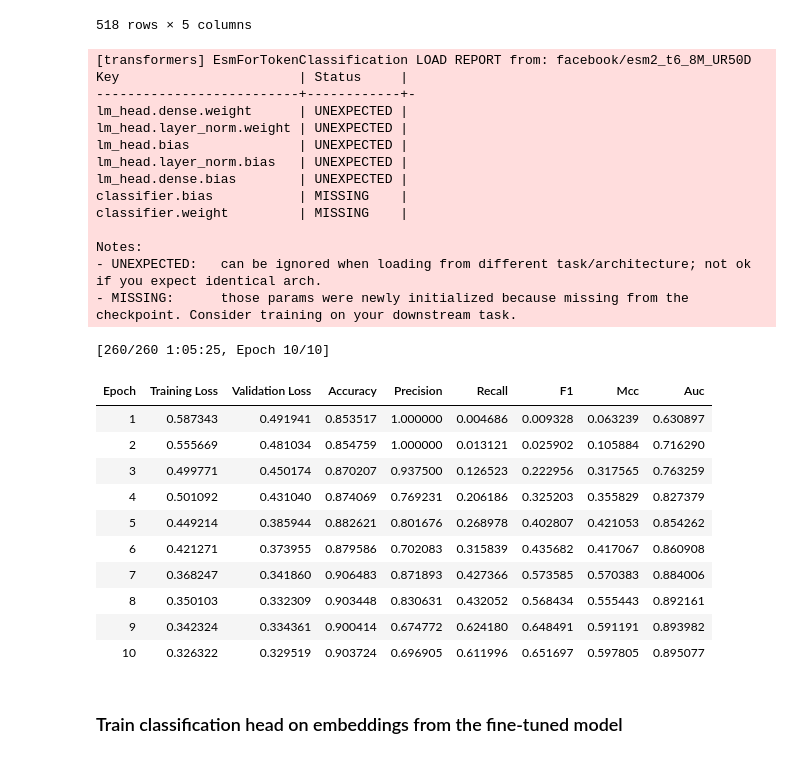
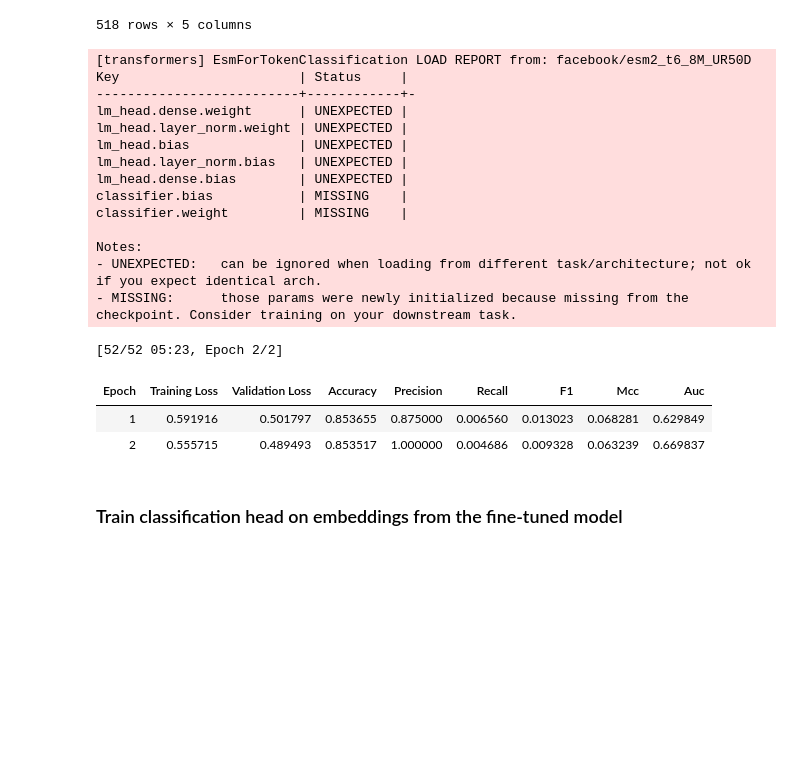
Before and after one commit to harryb257/MScProject, a Jupyter notebook: ESM2 finetune.ipynb, the cells around one changed output. Drawn from its saved outputs; the diff is of its cells as text; code cells hidden in the pictures; blank space fills up the shorter version.

```diff
--- a/ESM2 finetune.ipynb
+++ b/ESM2 finetune.ipynb
@@ -165,8 +166,13 @@ def preprocess(data):
             'attention_mask': attn_mask,
             'labels': labels}
 
-preprocessed_train = df_higher_train.apply(preprocess, axis=1)
-preprocessed_val = df_higher_val.apply(preprocess, axis=1)
+# Update pandas dataframes to Hugging face datasets
+train_dataset = datasets.Dataset.from_pandas(df_higher_train)
+val_dataset = datasets.Dataset.from_pandas(df_higher_val)
+
+# Apply preprocess function to datasets
+preprocessed_train = train_dataset.map(preprocess)
+preprocessed_val = val_dataset.map(preprocess)
 
 data_collator = DataCollatorForTokenClassification(tokenizer=tokenizer)
 # %%
@@ -198,7 +204,7 @@ def compute_metrics(p):
 
 model = AutoModelForTokenClassification.from_pretrained(checkpoint)
 
-num_fine_tune_epochs = 10
+num_fine_tune_epochs = 2
 
 training_args = TrainingArguments(
     output_dir='/Users/harry/Documents/Data Science MSc/PROJECT/MScProject/fine-tuned-8M',
@@ -220,45 +226,37 @@ trainer = Trainer(
     args=training_args,
     train_dataset=preprocessed_train,
     eval_dataset=preprocessed_val,
     processing_class=tokenizer,
     data_collator=data_collator,
     compute_metrics=compute_metrics,
 )
 
 trainer.train()
 
 # Obtain best model weights
 model = trainer.model
 
 # Explicitly save best performing model
-trainer.save_model('/Users/harry/Documents/Data Science MSc/PROJECT/MScProject/fine-tuned-8M/best-performing-model')
+# trainer.save_model('/Users/harry/Documents/Data Science MSc/PROJECT/MScProject/fine-tuned-8M/best-performing-model')
 # %% [output]
 [transformers] EsmForTokenClassification LOAD REPORT from: facebook/esm2_t6_8M_UR50D
 Key                       | Status     |
 --------------------------+------------+-
 lm_head.dense.weight      | UNEXPECTED |
 lm_head.layer_norm.weight | UNEXPECTED |
 lm_head.bias              | UNEXPECTED |
 lm_head.layer_norm.bias   | UNEXPECTED |
 lm_head.dense.bias        | UNEXPECTED |
 classifier.bias           | MISSING    |
 classifier.weight         | MISSING    |
 
 Notes:
 - UNEXPECTED:   can be ignored when loading from different task/architecture; not ok if you expect identical arch.
 - MISSING:      those params were newly initialized because missing from the checkpoint. Consider training on your downstream task.
-[260/260 1:05:25, Epoch 10/10]
+[52/52 05:23, Epoch 2/2]
 | Epoch | Training Loss | Validation Loss | Accuracy | Precision | Recall | F1 | Mcc | Auc |
-| 1 | 0.587343 | 0.491941 | 0.853517 | 1.000000 | 0.004686 | 0.009328 | 0.063239 | 0.630897 |
-| 2 | 0.555669 | 0.481034 | 0.854759 | 1.000000 | 0.013121 | 0.025902 | 0.105884 | 0.716290 |
-| 3 | 0.499771 | 0.450174 | 0.870207 | 0.937500 | 0.126523 | 0.222956 | 0.317565 | 0.763259 |
-| 4 | 0.501092 | 0.431040 | 0.874069 | 0.769231 | 0.206186 | 0.325203 | 0.355829 | 0.827379 |
-| 5 | 0.449214 | 0.385944 | 0.882621 | 0.801676 | 0.268978 | 0.402807 | 0.421053 | 0.854262 |
-| 6 | 0.421271 | 0.373955 | 0.879586 | 0.702083 | 0.315839 | 0.435682 | 0.417067 | 0.860908 |
-| 7 | 0.368247 | 0.341860 | 0.906483 | 0.871893 | 0.427366 | 0.573585 | 0.570383 | 0.884006 |
-| 8 | 0.350103 | 0.332309 | 0.903448 | 0.830631 | 0.432052 | 0.568434 | 0.555443 | 0.892161 |
-| 9 | 0.342324 | 0.334361 | 0.900414 | 0.674772 | 0.624180 | 0.648491 | 0.591191 | 0.893982 |
-| 10 | 0.326322 | 0.329519 | 0.903724 | 0.696905 | 0.611996 | 0.651697 | 0.597805 | 0.895077 |
+| 1 | 0.591916 | 0.501797 | 0.853655 | 0.875000 | 0.006560 | 0.013023 | 0.068281 | 0.629849 |
+| 2 | 0.555715 | 0.489493 | 0.853517 | 1.000000 | 0.004686 | 0.009328 | 0.063239 | 0.669837 |
 # %% [markdown]
 ### Train classification head on embeddings from the fine-tuned model
 # %%
```
Also changed, not shown: parts of 11 cells of this notebook.
